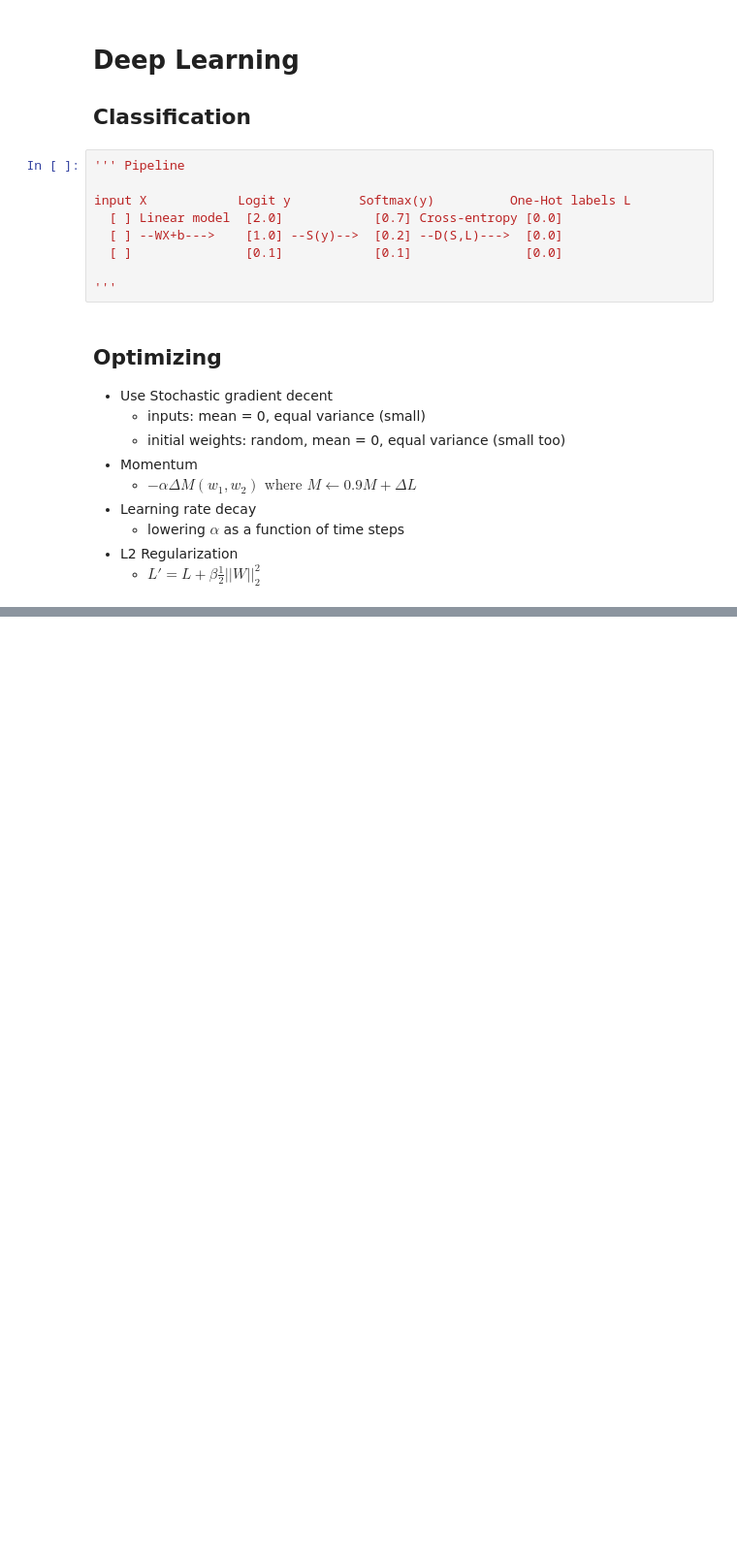
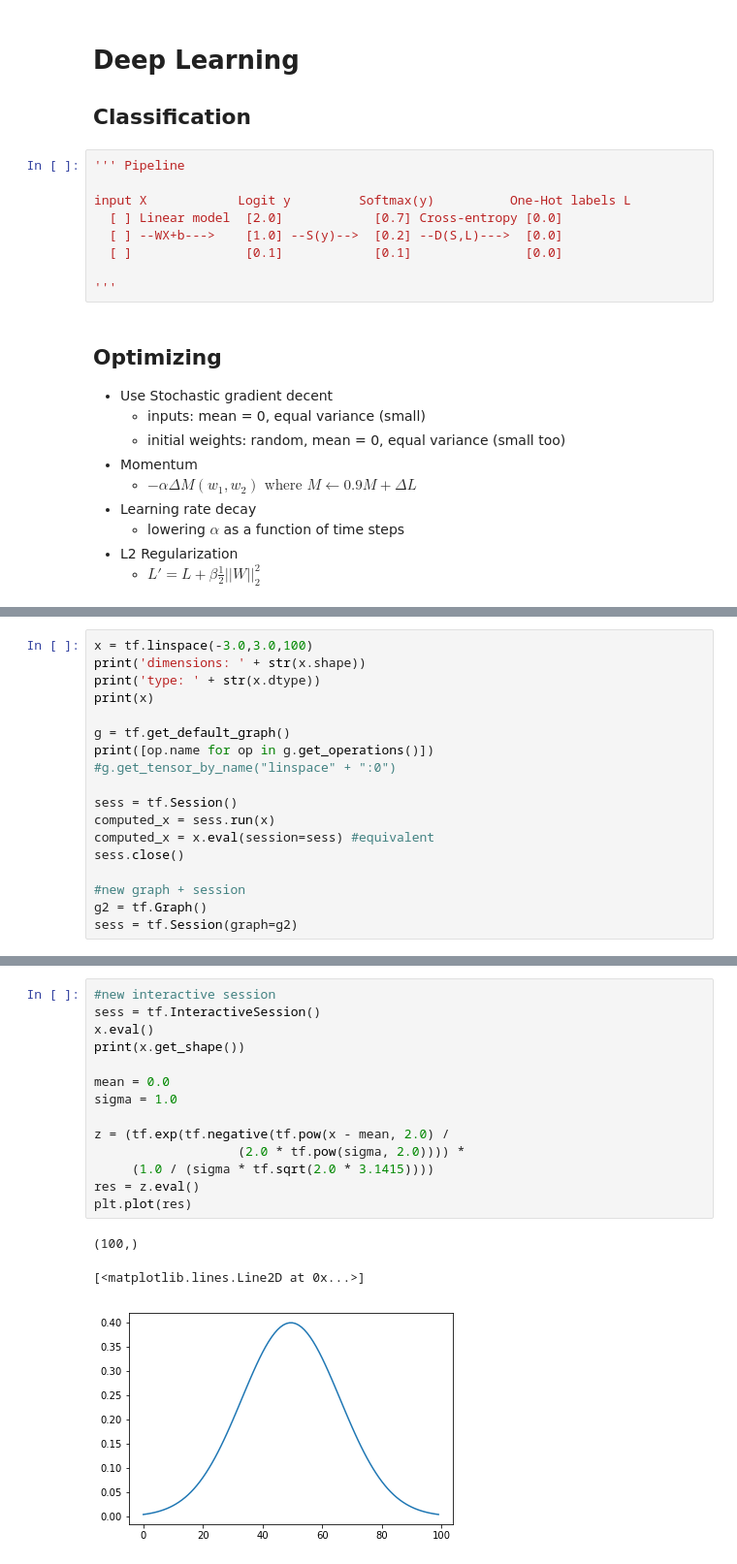
Before and after one commit to grananqvist/Machine-Learning-Web-Application-Firewall-and-Dataset, a Jupyter notebook: misc/Data_analysis_CheatSheet.ipynb, the cells around one changed output, grey strips where cells are left out. Shown at 97% size. Saved outputs shown, nothing was run; the diff lists cells and outputs as text; blank space fills up the shorter version.

```diff
--- a/misc/Data_analysis_CheatSheet.ipynb
+++ b/misc/Data_analysis_CheatSheet.ipynb
@@ -1021,0 +1029,18 @@ input X            Logit y         Softmax(y)          One-Hot labels L
+# %%
+x = tf.linspace(-3.0,3.0,100)
+print('dimensions: ' + str(x.shape))
+print('type: ' + str(x.dtype))
+print(x)
+
+g = tf.get_default_graph()
+print([op.name for op in g.get_operations()])
+#g.get_tensor_by_name("linspace" + ":0")
+
+sess = tf.Session()
+computed_x = sess.run(x)
+computed_x = x.eval(session=sess) #equivalent
+sess.close()
+
+#new graph + session
+g2 = tf.Graph()
+sess = tf.Session(graph=g2)
@@ -1021,0 +1085,18 @@ input X            Logit y         Softmax(y)          One-Hot labels L
+# %%
+#new interactive session
+sess = tf.InteractiveSession()
+x.eval()
+print(x.get_shape())
+
+mean = 0.0
+sigma = 1.0
+
+z = (tf.exp(tf.negative(tf.pow(x - mean, 2.0) /
+                   (2.0 * tf.pow(sigma, 2.0)))) *
+     (1.0 / (sigma * tf.sqrt(2.0 * 3.1415))))
+res = z.eval()
+plt.plot(res)
+# %% [output]
+(100,)
+[<matplotlib.lines.Line2D at 0x...>]
+[figure, added]
```
Also changed, not shown: parts of 5 cells of this notebook, 1 other file.
